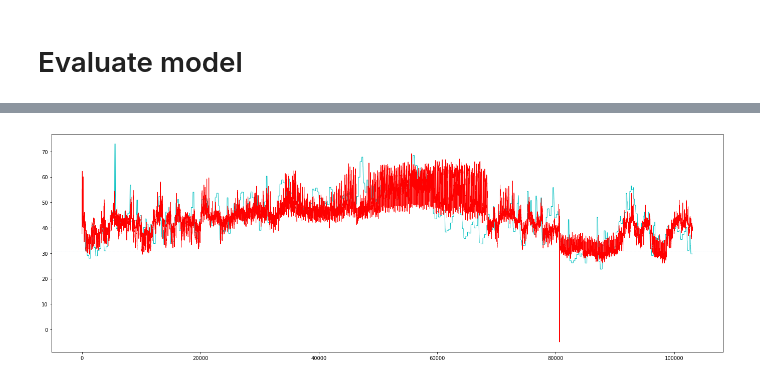
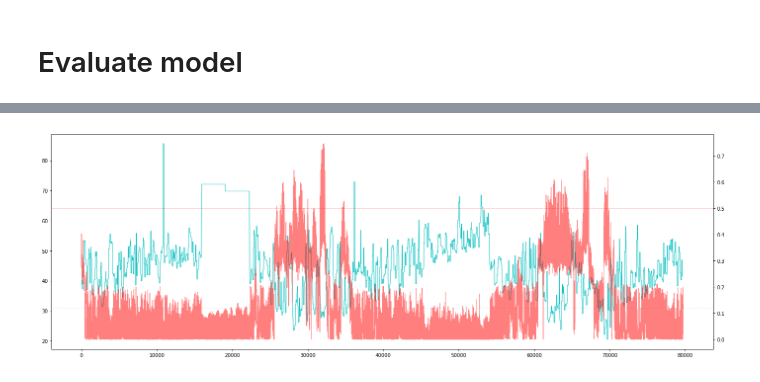
Before and after one commit to CienegaOrchards/Learning, a Jupyter notebook: Weather supplemental data.ipynb, the cells around one changed output, grey strips where cells are left out. Cells and saved outputs as stored; diff of their text form; code cells hidden in the pictures.

Commit message:
Latest CNN-based predictor

```diff
--- a/Weather supplemental data.ipynb
+++ b/Weather supplemental data.ipynb
@@ -160,5 +162,8 @@ val_cont_in = np.stack([[val_cont_x[i+j-1] for i in range(seq_length)] for j in
 val_cat_in = np.stack([[val_cat_x[i+j-1] for i in range(seq_length)] for j in range(0, len(val_cat_x), seq_length)])
 val_cat_out = np.stack([[val_y[i+j-1] for i in range(seq_length)] for j in range(0, len(val_y), seq_length)])
 
-val_cont_in.shape, val_cat_in.shape, val_cat_out.shape
+# Weights: give more emphasis to the ones where the forecast is below threshold
+val_sample_weights = ((validation_data.forward_min<31).as_matrix() * (fp_fn_ratio-1)+1).reshape(-1,seq_length)
+
+val_cont_in.shape, val_cat_in.shape, val_cat_out.shape, val_sample_weights.shape
 # %% [output]
@@ -243,7 +245,7 @@ class GraphCallback(keras.callbacks.Callback):
     def on_epoch_end(self, epoch, logs={}):
         if epoch%10==9:
             plt.figure(figsize=(24,1))
-            plt.plot((val_cat_out-model.predict(val_inputs, batch_size=batch_size)).reshape(-1,1), 'r', lw=1)
+            plt.plot((val_cat_out-model.predict(val_inputs)).reshape(-1,1), 'r', lw=1)
             plt.axhline(0.5, color='r', ls='dashed', lw=0.5, alpha=0.5)
             plt.axhline(-0.5, color='r', ls='dashed', lw=0.5, alpha=0.5)
             plt.show()
@@ -298,0 +305,14 @@ Epoch 20/20
+# %%
+val_pseudo_out = model.predict(val_inputs)
+
+combo_in = [
+            np.concatenate((train_inputs[0], val_inputs[0])),
+            np.concatenate((train_inputs[1], val_inputs[1])),
+            np.concatenate((train_inputs[2], val_inputs[2])),
+            np.concatenate((train_inputs[3], val_inputs[3])),
+            np.concatenate((train_inputs[4], val_inputs[4]))
+]
+
+combo_out = np.concatenate((train_cat_out, val_pseudo_out))
+
+combo_sample_weights = np.concatenate((train_sample_weights, val_sample_weights))
@@ -298,0 +321,8 @@ Epoch 20/20
+# %%
+history = model.fit(combo_in, combo_out,
+          epochs=20,
+          batch_size=batch_size,
+          verbose=2,
+          validation_data=(val_inputs, val_cat_out),
+          sample_weight=combo_sample_weights,
+          callbacks=[reduce_lr, graph_cb])
@@ -318,16 +385,18 @@ dict_keys(['val_loss', 'loss', 'lr'])
 # %%
 fig, ax1 = plt.subplots(figsize=(24,8))
-# ax2 = ax1.twinx()
-# ax1.plot(validation_data.TemperatureF.as_matrix(), 'g', lw=1)
-ax1.plot(validation_data.forward_min.as_matrix(), 'c', lw=1)
-ax1.plot(model.predict(val_inputs, batch_size=batch_size).reshape(-1,1), 'r', lw=1)
-# ax2.axhline(0.5, color='r', ls='dashed', lw=0.5, alpha=0.5)
+ax2 = ax1.twinx()
+
+ax1.axhline(31, ls='dashed', lw=0.5, alpha=0.5)
+ax2.axhline(0.5, color='r', ls='dashed', lw=0.5, alpha=0.5)
 # ax2.axhline(-0.5, color='r', ls='dashed', lw=0.5, alpha=0.5)
 
-ax1.axhline(31, ls='dashed', lw=0.5, alpha=0.5)
+# ax1.plot(validation_data.TemperatureF.as_matrix(), 'g', lw=1)
+ax2.plot(model.predict(combo_in, batch_size=batch_size).reshape(-1,1), 'r', lw=1, alpha=0.5)
+
+ax1.plot(data.forward_min.as_matrix(), 'c', lw=1)
 plt.show()
 # %% [output]
-[figure, old version]
+[figure, new version]
 # %%
 prediction_data = validation_data.assign(prediction = model.predict(val_inputs, batch_size=batch_size).reshape(-1,1))
 prediction_data.index = prediction_data.index.tz_convert('UTC')
```
Also changed, not shown: parts of 16 cells of this notebook.
